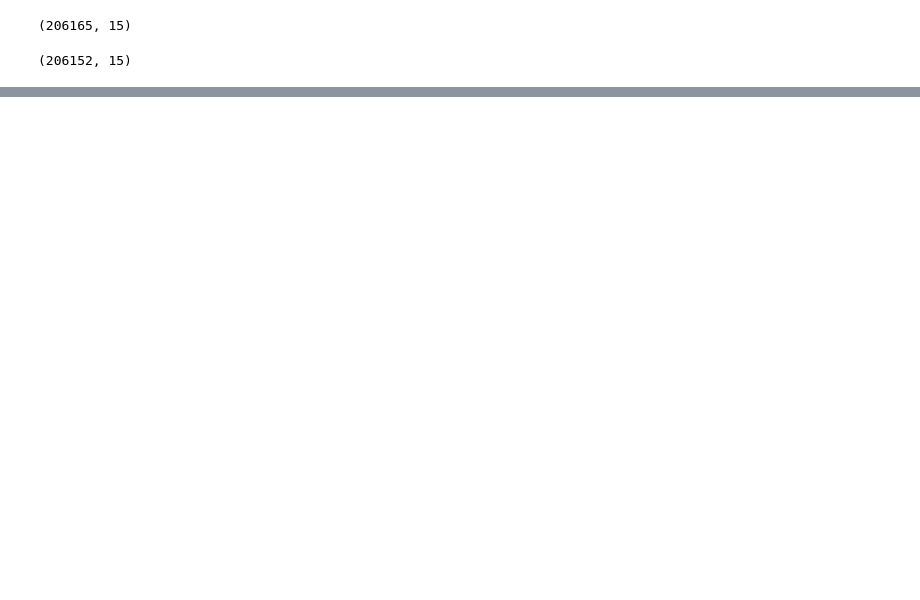
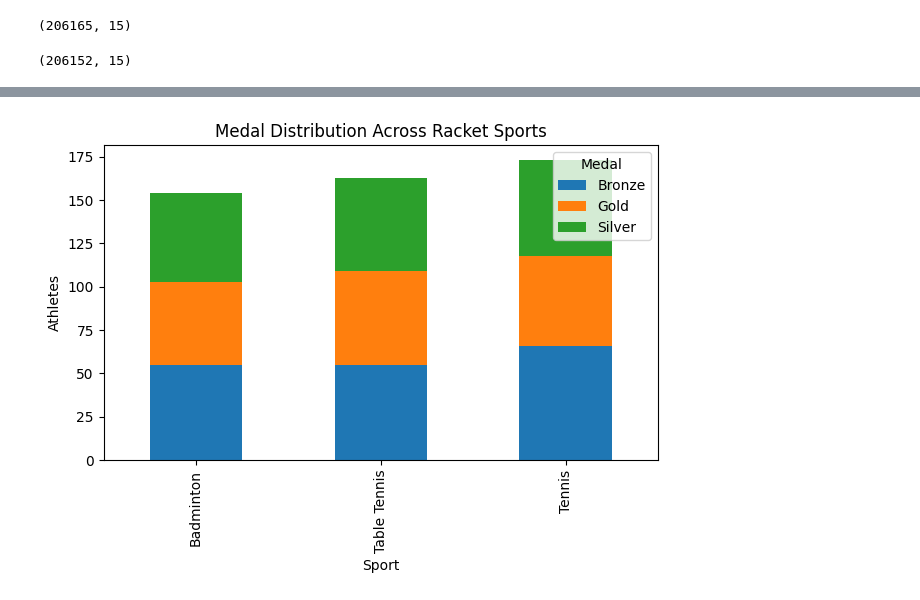
Before and after one commit to vp0716/Olympics, a Jupyter notebook: Olympics.ipynb, the cells around one changed output, grey strips where cells are left out. Drawn from its saved outputs; the diff is of its cells as text; code cells hidden in the pictures; blank space fills up the shorter version.

```diff
--- a/Olympics.ipynb
+++ b/Olympics.ipynb
@@ -149,0 +196,11 @@ data.shape
+# %%
+# medal distribution visualization
+pd.crosstab(racket_df["Sport"], racket_df["Medal"]).plot(kind="bar", stacked=True)
+
+plt.title("Medal Distribution Across Racket Sports")
+plt.ylabel("Athletes")
+plt.tight_layout()
+plt.savefig("medals_by_sport.png")
+plt.show()
+# %% [output]
+[figure, added]
```
Also changed, not shown: parts of 9 cells of this notebook.
